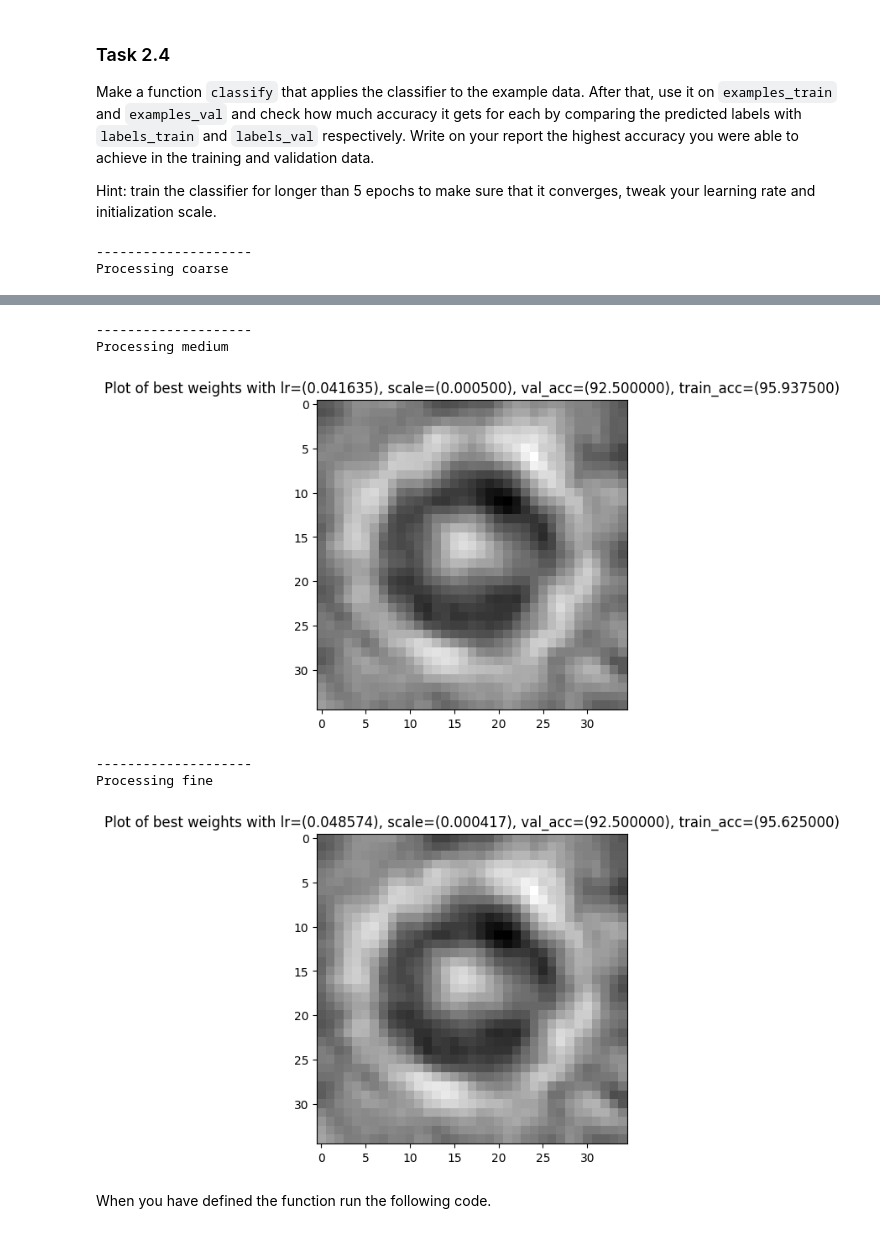
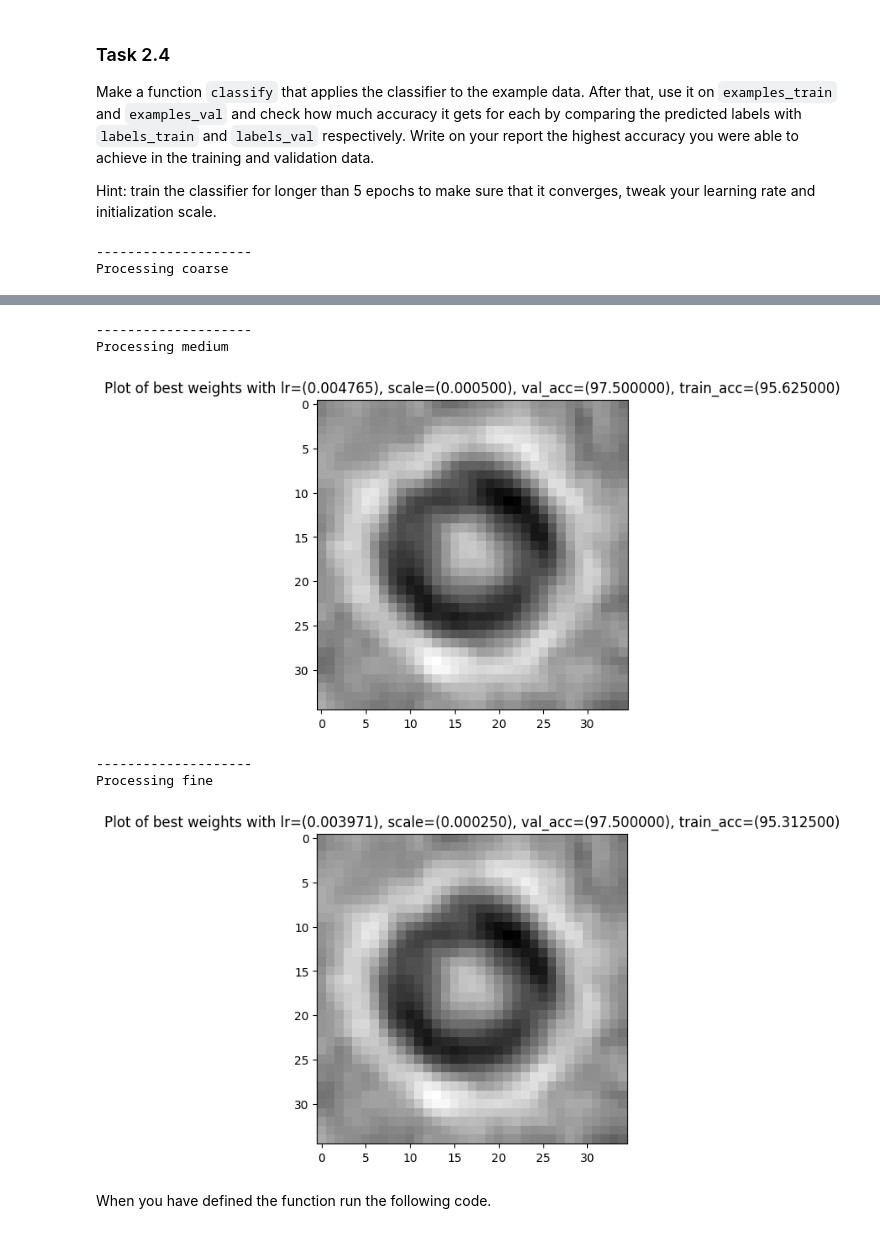
Before and after one commit to 0-Gixty-0/SSY098-Image-Analysis, a Jupyter notebook: lab4/lab_4_students.ipynb, the cells around one changed output, grey strips where cells are left out. Saved outputs shown, nothing was run; the diff lists cells and outputs as text; code cells hidden in the pictures.

```diff
--- a/lab4/lab_4_students.ipynb
+++ b/lab4/lab_4_students.ipynb
@@ -394,7 +394,7 @@ best_accuracy, best_w, best_w0, best_lr, best_scale = run_grid_search(learning_r
 # Fine
 print("\n" + "-" * 20)
 print("Processing fine")
-learning_rates = np.linspace(best_lr * 0.5, best_lr * 1.5, 0.1, num=10)
+learning_rates = np.linspace(best_lr * 0.5, best_lr * 1.5, num=10)
 scales = np.linspace(best_scale * 0.5, best_scale * 1.5, num=10)
 best_accuracy, best_w, best_w0, best_lr, best_scale = run_grid_search(learning_rates, scales, examples_train, labels_train, examples_val, labels_val, num_epochs)
 
@@ -407,9 +407,9 @@ Processing coarse
 --------------------
 Processing medium
-[figure, old version]
+[figure, new version]
 --------------------
 Processing fine
-[figure, old version]
+[figure, new version]
 # %% [markdown]
 When you have defined the function run the following code.
 # %%
```
Also changed, not shown: parts of 15 cells of this notebook, 1 other file.
